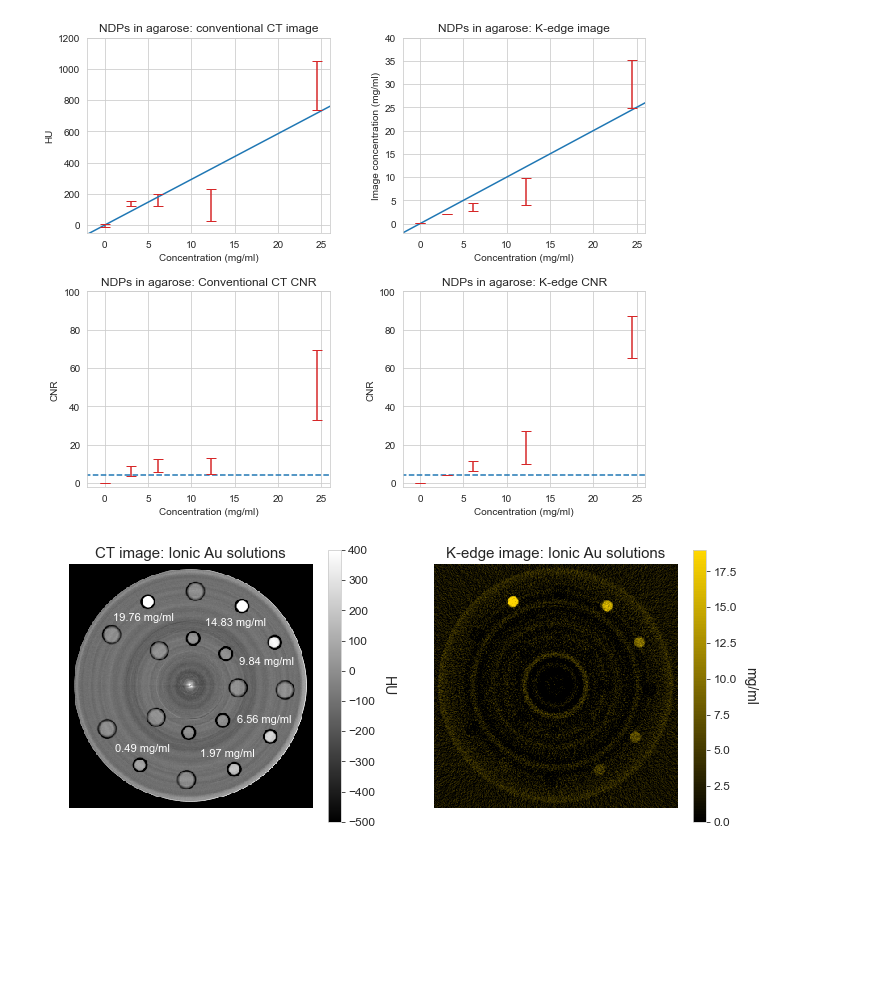
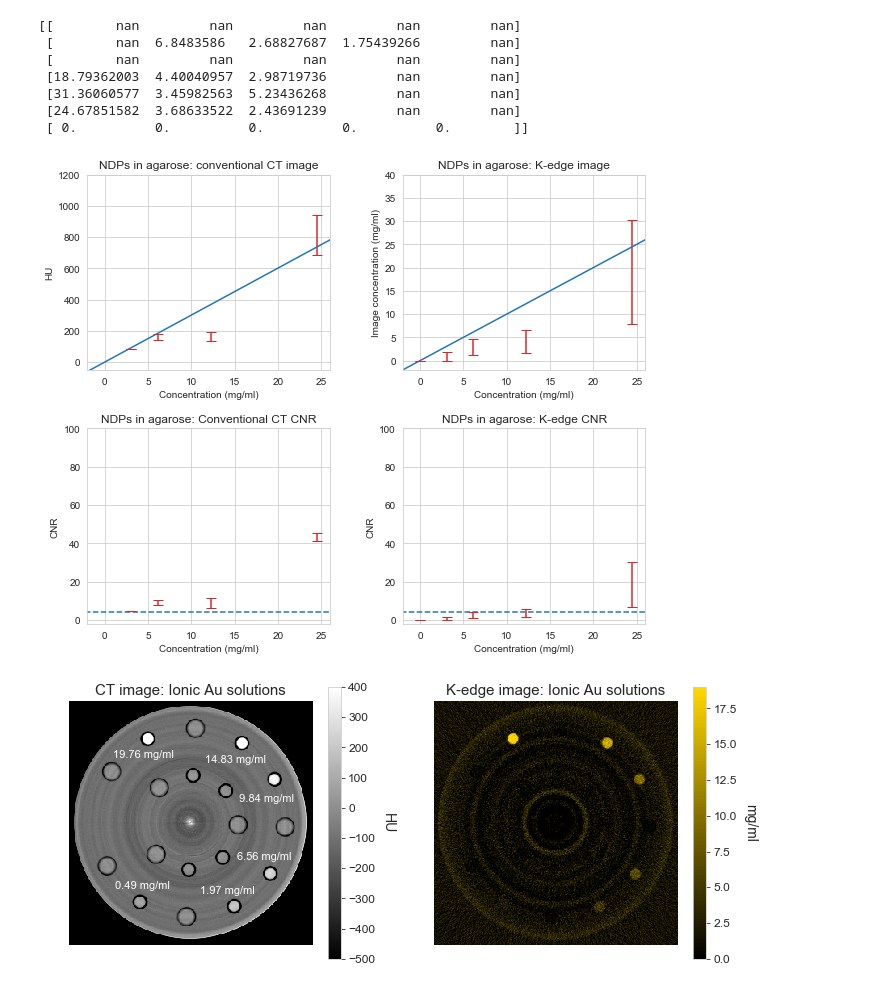
Before and after one commit to drichts/Reconstruction, a Jupyter notebook: Collaborations/Toronto/toronto_plots_2.ipynb, the cells around one changed output. Drawn from its saved outputs; the diff is of its cells as text; code cells hidden in the pictures; blank space fills up the shorter version.

```diff
--- a/Collaborations/Toronto/toronto_plots_2.ipynb
+++ b/Collaborations/Toronto/toronto_plots_2.ipynb
@@ -197,36 +203,29 @@ fig4.show()
 # %%
 directory = r'D:\OneDrive - University of Victoria\Research\LDA Data'
-folder5 = r'21-03-11_CT_AuNPs\phantom_scan_12'  # NDP
+folder5 = r'21-03-31_CT_AuNPs_2\phantom_scan_6'  # NDP
 
 concentrations5 = [24.46, 12.23, 6.12, 3.06, 0]
 
-# Get the values of the 19.67 mg/ml vial in the standard image
-norm_ct = np.load(os.path.join(directory, '21-03-24_CT_NP_nophantom_normalization_ring_corr' ,'phantom_scan', 'Norm CT', 'CT_norm.npy'))
-contrast_norm = np.load(os.path.join(directory, '21-03-24_CT_NP_nophantom_normalization_ring_corr', 'phantom_scan', 'contrast_masks_Au.npy'))
-water_norm = np.load(os.path.join(directory, '21-03-24_CT_NP_nophantom_normalization_ring_corr', 'phantom_scan', 'water_mask.npy'))
+ct = np.load(os.path.join(directory, folder5, 'Norm CT', 'CT_norm.npy'))[2, 12]
+masks = np.load(os.path.join(directory, folder5, 'contrast_masks_Au_control.npy'))[0]
 
-hu_high = np.zeros((3, 4))
-for i in range(3):
-    for j in range(4):
-        hu_high[i, j] = np.nanmean(norm_ct[i, j+11]*contrast_norm[0])
-
-hu_high = np.mean(hu_high, axis=1)
+hu_high = np.nanmean(ct * masks)
 
 # Load the image data for all group
-ct5 = np.load(os.path.join(directory, folder5, 'Norm CT', 'CT_norm.npy'))[:, 9:15]
-k_au5 = np.load(os.path.join(directory, folder5, 'Norm CT', 'K-edge_Au.npy'))[9:15]
+ct5 = np.load(os.path.join(directory, folder5, 'Norm CT', 'CT_norm.npy'))[:, 8:15]
+k_au5 = np.load(os.path.join(directory, folder5, 'Norm CT', 'K-edge_Au.npy'))[8:15]
 k_au5[k_au5 < 0] = 0
 
 # Load the contrast masks
-cont_np5 = np.load(os.path.join(directory, folder5, 'contrast_masks_Au.npy'))[:, 2:-2]
+cont_np5 = np.load(os.path.join(directory, folder5, 'contrast_masks_Au.npy'))
 water_np5 = np.load(os.path.join(directory, folder5, 'water_mask.npy'))
-hu_vals5 = np.zeros((6, 3, 2, 5)) # Slice, Bin, Mean value cnr of each of the vials from all 4 slices
-k_vals5 = np.zeros((6, 2, 5))
+hu_vals5 = np.zeros((7, 3, 2, 5)) # Slice, Bin, Mean value cnr of each of the vials from all 4 slices
+k_vals5 = np.zeros((7, 2, 5))
 
 # Calculate the HU vals for each of the NDP vials
 for i in range(3):
-    for z in range(6): # Slices
-        water_ct5 = ct5[i, z]*cont_np5[-1, z]
+    for z in range(7): # Slices
+        water_ct5 = ct5[i, z]*water_np5
 
         for j in range(5):
             # CT image
@@ -238,7 +237,7 @@ for i in range(3):
 for z in range(6):  # Slices
     for j in range(5):
         temp_k5 = k_au5[z]*cont_np5[j, z]
-        water_k5 = k_au5[z]*cont_np5[-1, z]
+        water_k5 = k_au5[z]*water_np5
         k_vals5[z, 0, j] = np.nanmean(temp_k5)
         k_vals5[z, 1, j] = np.abs(k_vals5[z, 0, j] - np.nanmean(water_k5)) / np.nanstd(water_k5)
 
@@ -253,6 +252,8 @@ for z in range(6):  # Slices
 #     print()
 #     print()
 
+print(k_vals5[:, 1])
+
 # Take mean and std over the slice data
 hu_vals5_std = np.nanstd(hu_vals5, axis=0)
 hu_vals5 = np.nanmean(hu_vals5, axis=0)
@@ -265,8 +266,8 @@ xpts = np.linspace(-5, 30, 500)
 ypts_k = np.linspace(-5, 30, 500)
 
 # HU data will have slope (HU)/high concentration
-ypts_hu_sum = hu_high[2]/19.67 * xpts
-ypts_hu_high = hu_high[1]/19.67 * xpts
+ypts_hu_sum = hu_high/50 * xpts
+
 
 # ypts_hu_sum5 = hu_vals5[2, 0, 0]/concentrations5[0] * xpts
 # ypts_hu_high5 = hu_vals5[1, 0, 0]/concentrations5[0] * xpts
@@ -283,36 +284,43 @@ ax5[0, 0].set_ylim([-50, 1200])
 
 ax5[0, 1].plot(xpts, ypts_k, color='#1f77b4')
 ax5[0, 1].errorbar(concentrations5, k_vals5[0], yerr=k_vals5_std[0], fmt='none', capsize=5, color='C3')
 ax5[0, 1].set_title('NDPs in agarose: K-edge image')
 ax5[0, 1].set_xlabel('Concentration (mg/ml)')
 ax5[0, 1].set_ylabel('Image concentration (mg/ml)')
 ax5[0, 1].set_xlim([-2, 26])
 ax5[0, 1].set_ylim([-2, 40])
 
 
 rose = np.ones(len(xpts))*4
 ax5[1, 0].plot(xpts, rose, color='C0', ls='--', lw=1.5)
 ax5[1, 0].errorbar(concentrations5, hu_vals5[2, 1], yerr=hu_vals5_std[2, 1], fmt='none', capsize=5, color='C3')
 ax5[1, 0].set_xlim([-2, 26])
 ax5[1, 0].set_ylim([-2, 100])
 ax5[1, 0].set_title('NDPs in agarose: Conventional CT CNR')
 ax5[1, 0].set_ylabel('CNR')
 ax5[1, 0].set_xlabel('Concentration (mg/ml)')
 
 ax5[1, 1].plot(xpts, rose, color='C0', ls='--', lw=1.5)
 ax5[1, 1].errorbar(concentrations5, k_vals5[1], yerr=k_vals5_std[1], fmt='none', capsize=5, color='C3')
 ax5[1, 1].set_xlim([-2, 26])
 ax5[1, 1].set_ylim([-2, 100])
 ax5[1, 1].set_title('NDPs in agarose: K-edge CNR')
 ax5[1, 1].set_ylabel('CNR')
 ax5[1, 1].set_xlabel('Concentration (mg/ml)')
 
 fig5.subplots_adjust(wspace=0.3, hspace=0.3, bottom=0.1)
 fig5.show()
-fig5.savefig(r'D:\OneDrive - University of Victoria\Research\LDA Data\21-03-11_CT_AuNPs\NDP_agarose_plots.png',
-             dpi=500)
+# fig5.savefig(r'D:\OneDrive - University of Victoria\Research\LDA Data\21-03-11_CT_AuNPs\NDP_agarose_plots.png',
+#              dpi=500)
 # %% [output]
+[[        nan         nan         nan         nan         nan]
+ [        nan  6.8483586   2.68827687  1.75439266         nan]
+ [        nan         nan         nan         nan         nan]
+ [18.79362003  4.40040957  2.98719736         nan         nan]
+ [31.36060577  3.45982563  5.23436268         nan         nan]
+ [24.67851582  3.68633522  2.43691239         nan         nan]
+ [ 0.          0.          0.          0.          0.        ]]
-[figure, old version]
+[figure, new version]
 # %%
 import os
 import numpy as np
```
Also changed, not shown: parts of 1 cell of this notebook, 4 other files.
